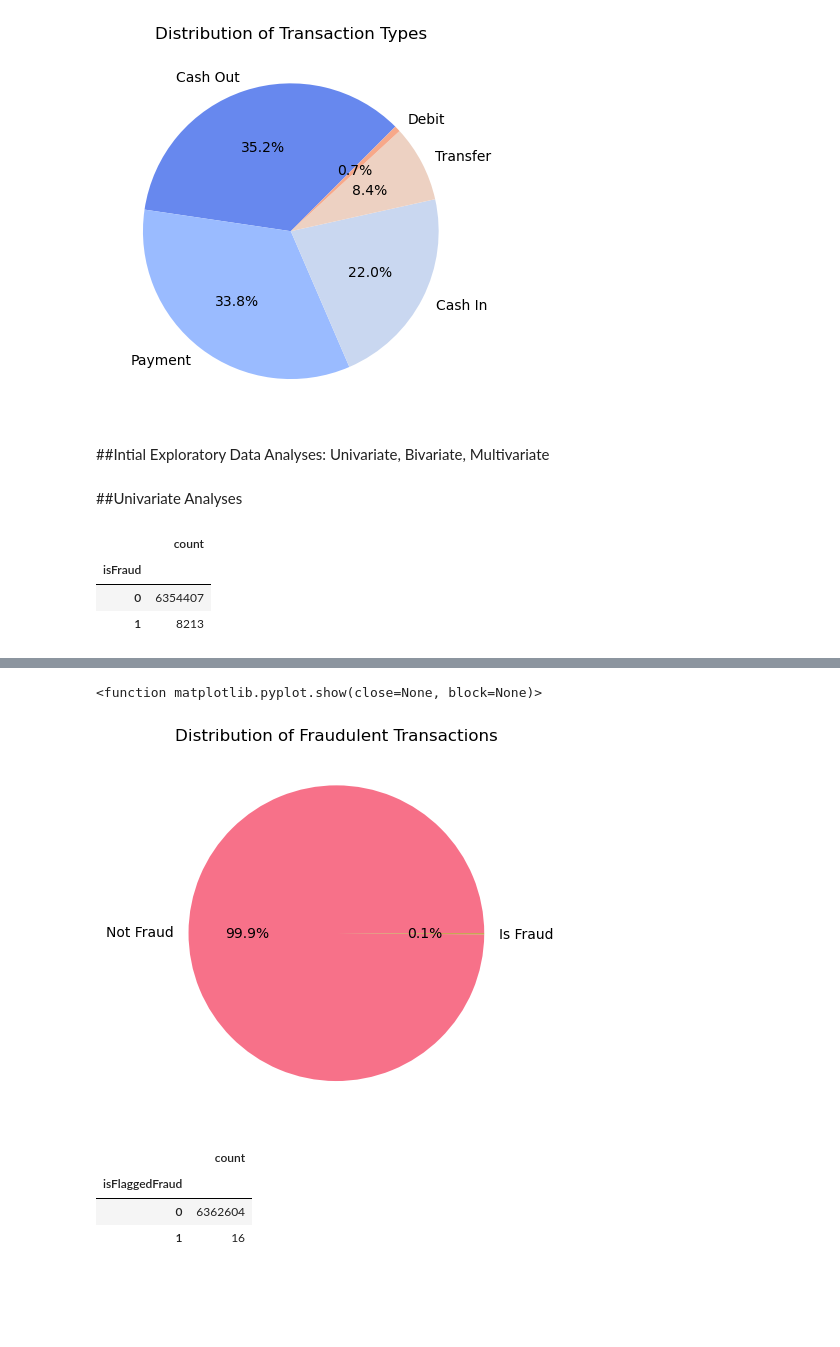
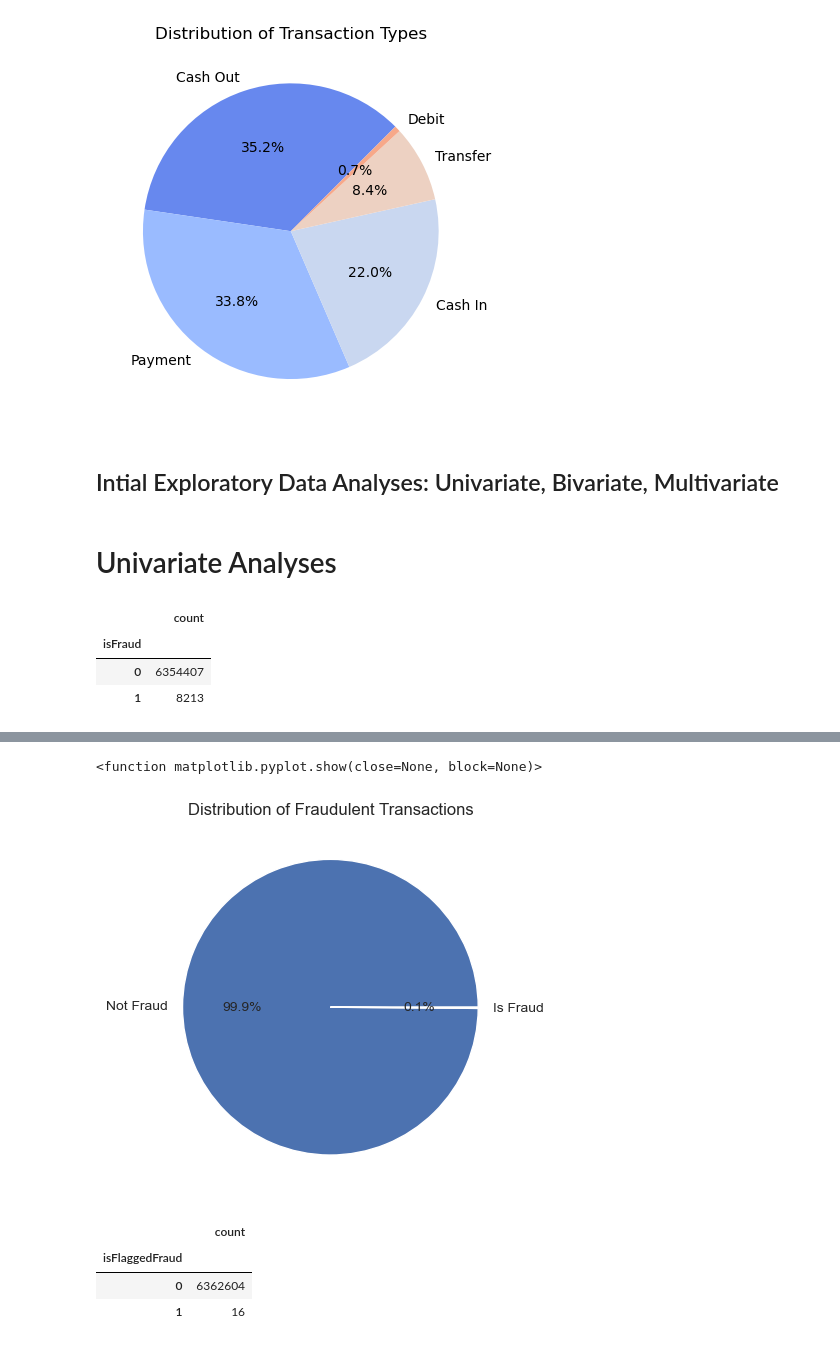
Before and after one commit to Jacqs395/Financial_Fraud, a Jupyter notebook: EDA.ipynb, the cells around one changed output, grey strips where cells are left out. Saved outputs shown, nothing was run; the diff lists cells and outputs as text; code cells hidden in the pictures; blank space fills up the shorter version.

```diff
--- a/EDA.ipynb
+++ b/EDA.ipynb
@@ -162,9 +162,9 @@ plt.show
 <function matplotlib.pyplot.show(close=None, block=None)>
 [figure]
 # %% [markdown]
-##Intial Exploratory Data Analyses: Univariate, Bivariate, Multivariate
+## Intial Exploratory Data Analyses: Univariate, Bivariate, Multivariate
 # %% [markdown]
-##Univariate Analyses
+# Univariate Analyses
 # %%
 #analyzing "isFraud" to see which transaction types are likely to be fraudulent
 Fraud_df= df[df["isFraud"] == 1]
@@ -193,18 +193,18 @@ Fraud_df.head(10)
 # %%
 # input value counts for "type", to create visual
 size = [6354407, 8213]
 label = ('Not Fraud', 'Is Fraud')
 
 # create pie chart & title
-plt.pie(size, labels=label, autopct='%1.1f%%', colors=sns.color_palette("husl"))
+plt.pie(size, labels=label, autopct='%1.1f%%', colors=sns.color_palette("deep"))
 
 plt.title ("Distribution of Fraudulent Transactions")
 
 # display pie chart
 plt.show
 # %% [output]
 <function matplotlib.pyplot.show(close=None, block=None)>
-[figure, old version]
+[figure, new version]
 # %%
 # value count for "isFlaggedFraud"
 type_counts=df.value_counts('isFlaggedFraud')
```
Also changed, not shown: parts of 5 cells of this notebook, 1 other file.
